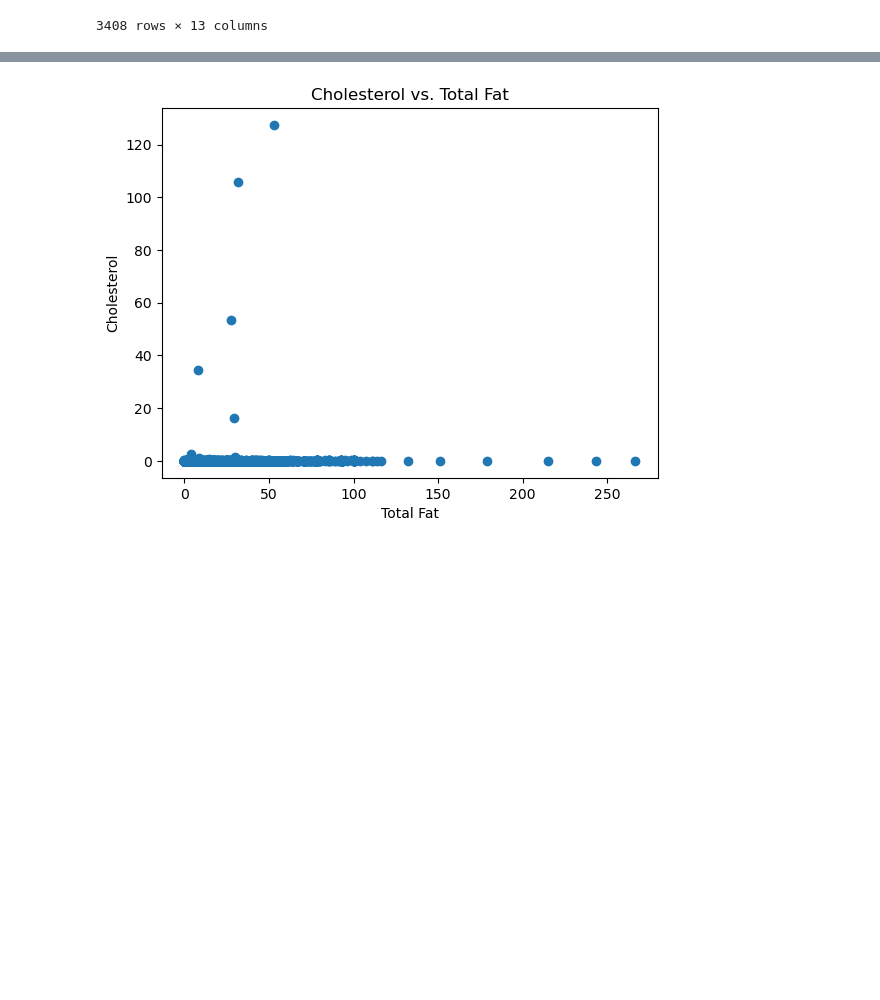
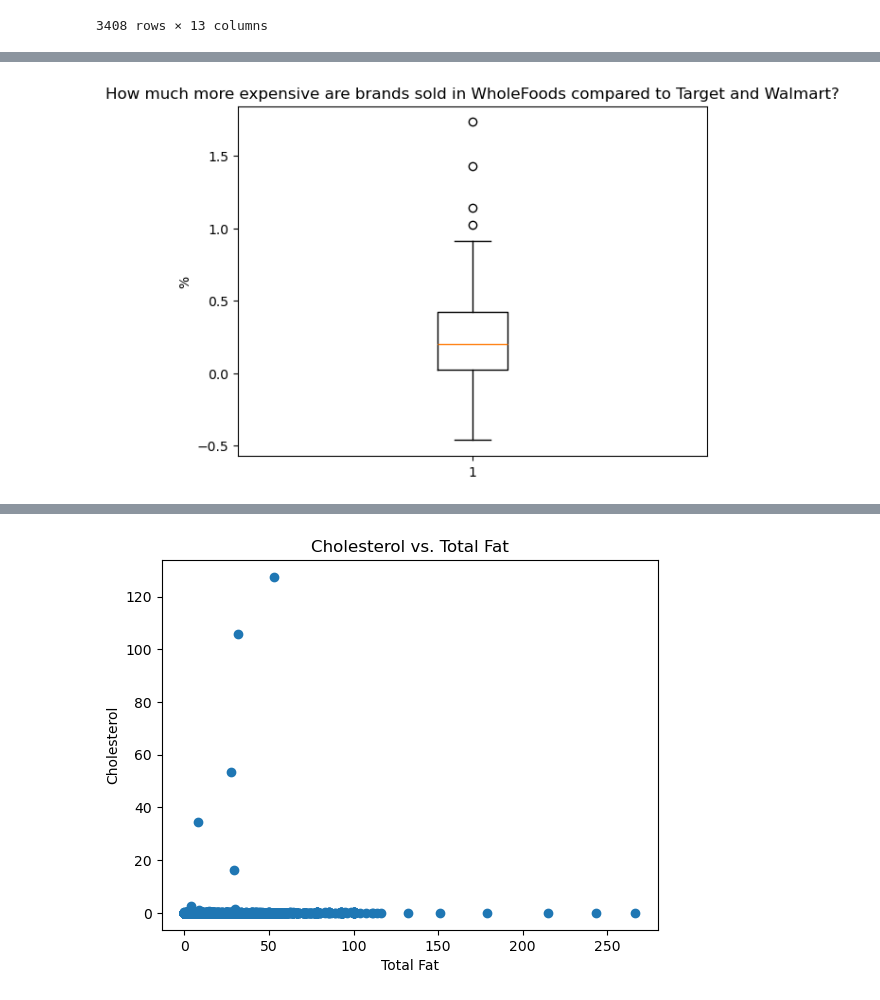
Before and after one commit to gkao25/grocerydb-viz, a Jupyter notebook: notebook.ipynb, the cells around one changed output, grey strips where cells are left out. Cells and saved outputs as stored; diff of their text form; code cells hidden in the pictures; blank space fills up the shorter version.

```diff
--- a/notebook.ipynb
+++ b/notebook.ipynb
@@ -376,0 +325,13 @@ d.groupby(['brand', 'store']).count()
+# %%
+# how much more expensive are items sold in wholefoods?
+tw_brand_mp = pd.concat([target_brand_mp, walmart_brand_mp]).groupby('brand').mean(numeric_only=True)
+# tw_brand_meanprice = target_brand_mp.join(walmart_brand_mp, how='inner', on='brand').groupby('brand').mean(numeric_only=True)
+versus_joined = wf_brand_mp.join(tw_brand_mp, on='brand', lsuffix='_wf', rsuffix='_tw_avg')
+wf_perc_diff = versus_joined['price_wf'] / versus_joined['price_tw_avg'] -1
+# %%
+plt.boxplot(wf_perc_diff)
+plt.title('How much more expensive are brands sold in WholeFoods compared to Target and Walmart?')
+plt.ylabel('%')
+plt.show()
+# %% [output]
+[figure, added]
```
Also changed, not shown: parts of 26 cells of this notebook, 2 other files.
